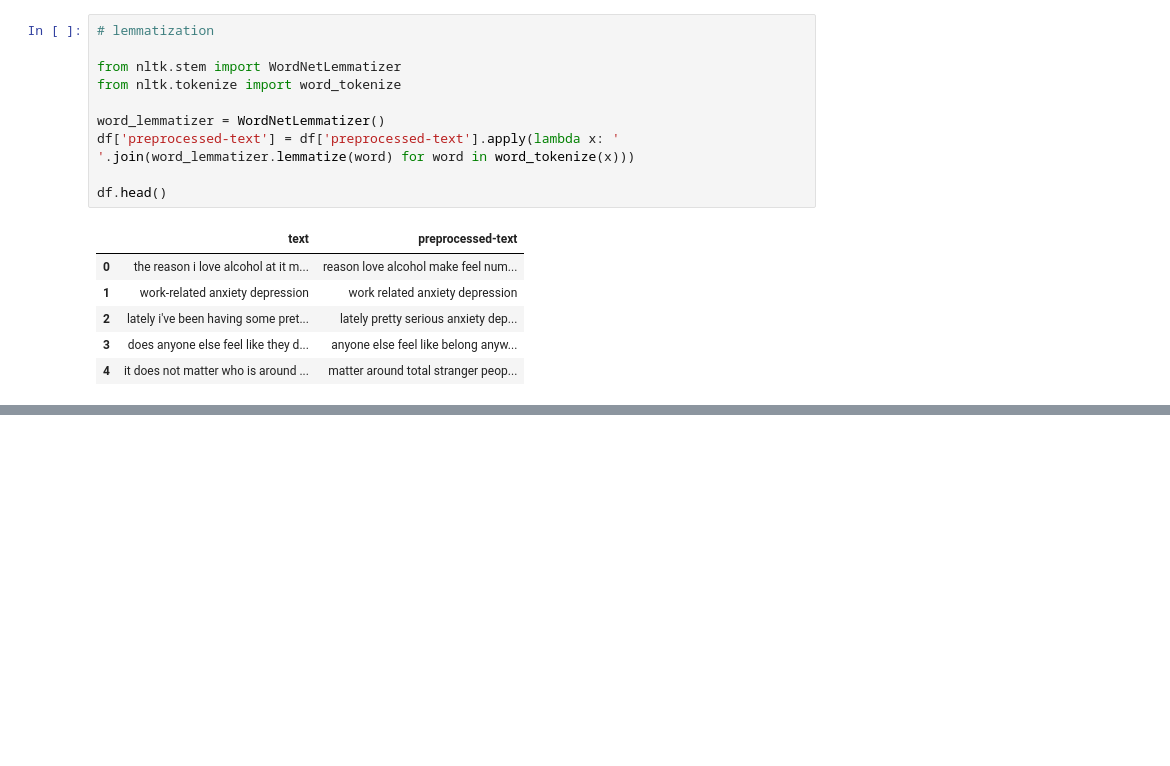
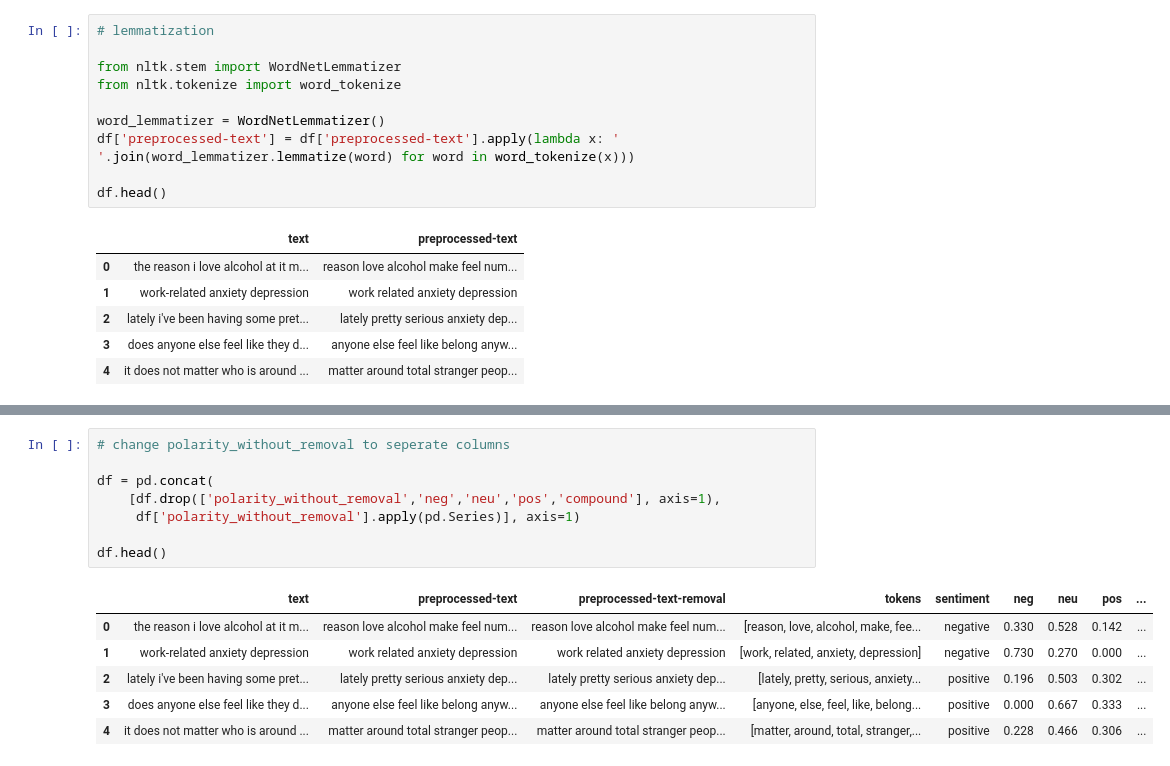
Before and after one commit to WillisYangg/FYP_Sentic_API, a Jupyter notebook: Data Cleaning/reddit_data_cleaning.ipynb, the cells around one changed output, grey strips where cells are left out. Drawn from its saved outputs; the diff is of its cells as text; blank space fills up the shorter version.

```diff
--- a/Data Cleaning/reddit_data_cleaning.ipynb
+++ b/Data Cleaning/reddit_data_cleaning.ipynb
@@ -231,0 +370,15 @@ df.head()
+# %%
+# change polarity_without_removal to seperate columns
+
+df = pd.concat(
+    [df.drop(['polarity_without_removal','neg','neu','pos','compound'], axis=1),
+     df['polarity_without_removal'].apply(pd.Series)], axis=1)
+
+df.head()
+# %% [output]
+|  | text | preprocessed-text | preprocessed-text-removal | tokens | sentiment | neg | neu | pos | ... |
+| 0 | the reason i love alcohol at it m... | reason love alcohol make feel num... | reason love alcohol make feel num... | [reason, love, alcohol, make, fee... | negative | 0.330 | 0.528 | 0.142 | ... |
+| 1 | work-related anxiety depression | work related anxiety depression | work related anxiety depression | [work, related, anxiety, depression] | negative | 0.730 | 0.270 | 0.000 | ... |
+| 2 | lately i've been having some pret... | lately pretty serious anxiety dep... | lately pretty serious anxiety dep... | [lately, pretty, serious, anxiety... | positive | 0.196 | 0.503 | 0.302 | ... |
+| 3 | does anyone else feel like they d... | anyone else feel like belong anyw... | anyone else feel like belong anyw... | [anyone, else, feel, like, belong... | positive | 0.000 | 0.667 | 0.333 | ... |
+| 4 | it does not matter who is around ... | matter around total stranger peop... | matter around total stranger peop... | [matter, around, total, stranger,... | positive | 0.228 | 0.466 | 0.306 | ... |
```
Also changed, not shown: parts of 25 cells of this notebook.
